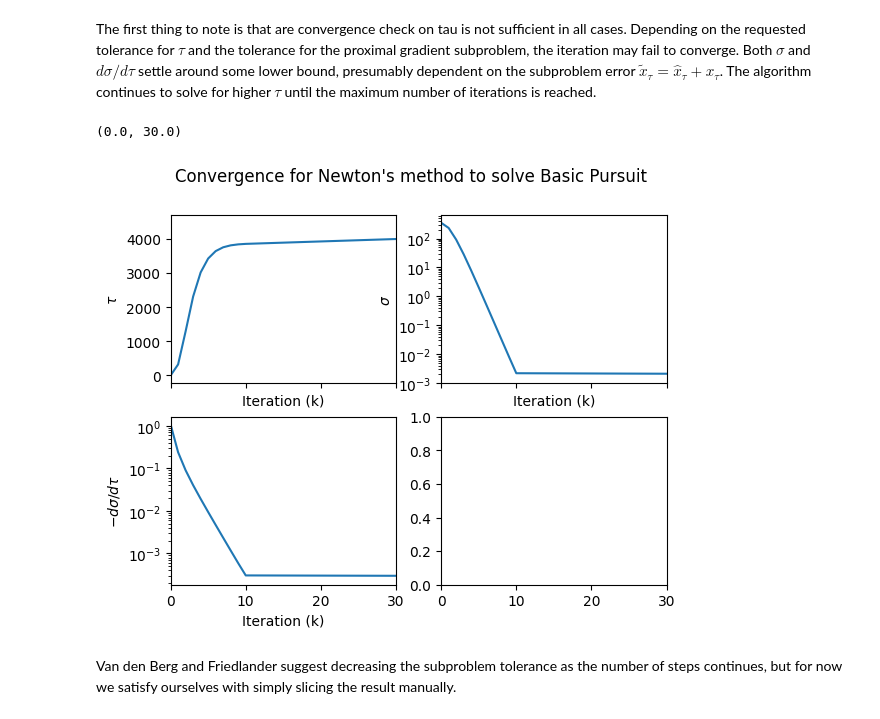
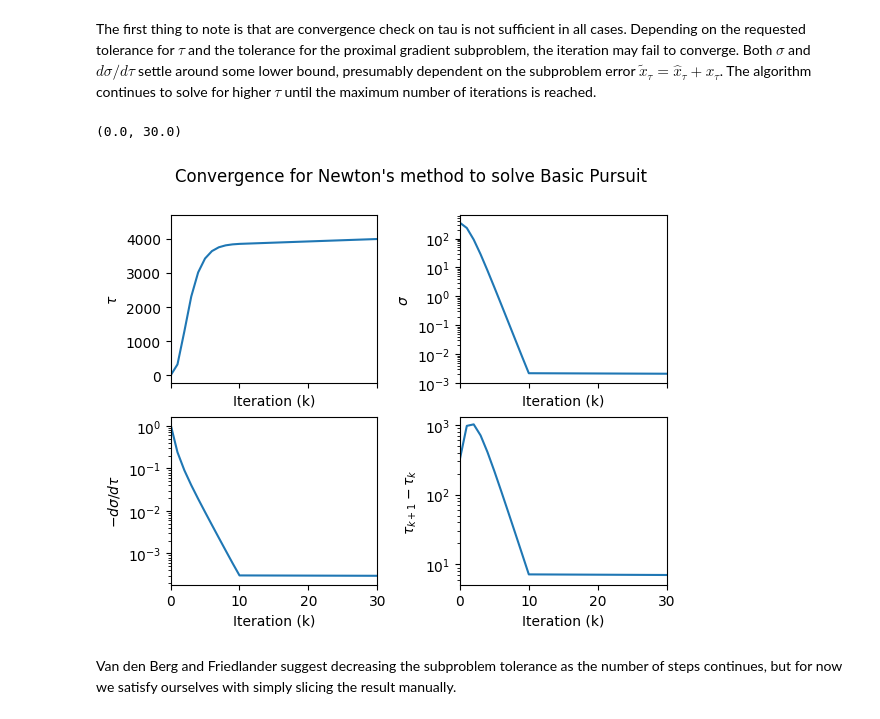
Before and after one commit to seanjennings960/study-hard, a Jupyter notebook: cvx-opt/notebooks/hw10.ipynb, the cells around one changed output. Drawn from its saved outputs; the diff is of its cells as text; code cells hidden in the pictures.

```diff
--- a/cvx-opt/notebooks/hw10.ipynb
+++ b/cvx-opt/notebooks/hw10.ipynb
@@ -314,11 +297,11 @@ KeyboardInterrupt:
 The first thing to note is that are convergence check on tau is not sufficient in all cases. Depending on the requested
 tolerance for $\tau$ and the tolerance for the proximal gradient subproblem, the iteration may fail to converge. Both $\sigma$ and $d\sigma / d\tau$ settle around some lower bound, presumably dependent on the subproblem error $\tilde{x}_\tau = \hat{x}_\tau + x_\tau$. The algorithm continues to solve for higher $\tau$ until the maximum number of iterations is reached.
 # %%
-handel_result.plot_convergence(fmt='-')
+handel_result1.plot_convergence(fmt='-')
 plt.xlim([0, 30])
 # %% [output]
 (0.0, 30.0)
-[figure, old version]
+[figure, new version]
 # %% [markdown]
 Van den Berg and Friedlander suggest decreasing the subproblem tolerance as the number of steps continues, but for now we satisfy ourselves with simply slicing the result manually.
 # %%
```
Also changed, not shown: parts of 9 cells of this notebook, 1 other file.
